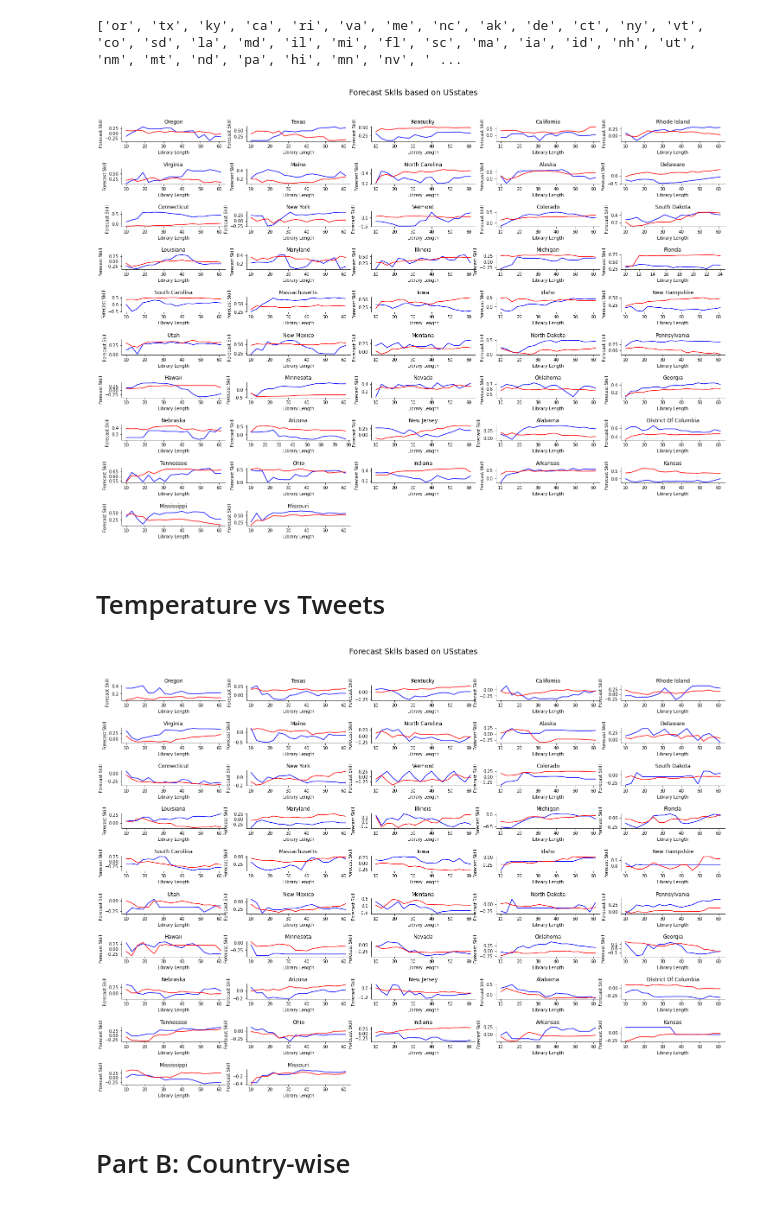
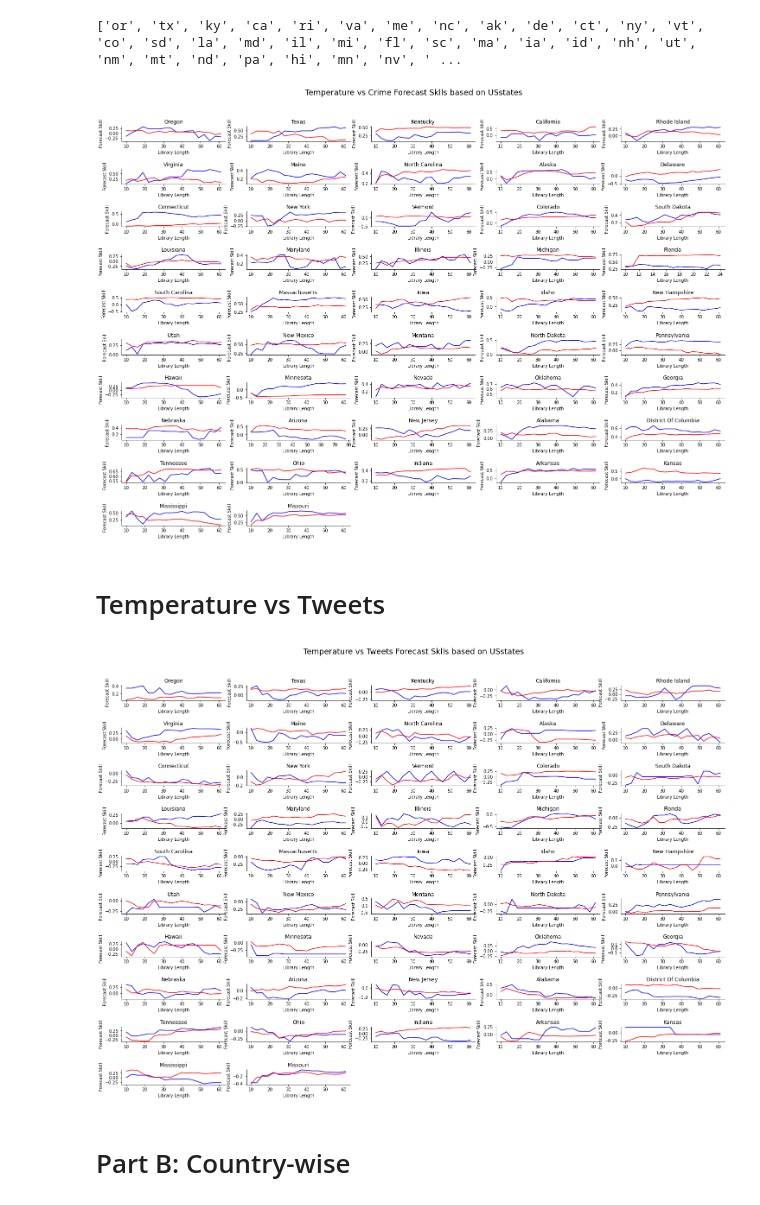
Before and after one commit to cenxi-si/DS-industry-project-group35, a Jupyter notebook: CCM_Temperature.ipynb, the cells around one changed output. Saved outputs shown, nothing was run; the diff lists cells and outputs as text; code cells hidden in the pictures.

```diff
--- a/CCM_Temperature.ipynb
+++ b/CCM_Temperature.ipynb
@@ -111,7 +111,7 @@ warnings.filterwarnings("ignore", category=DeprecationWarning)
 
 plt.figure(figsize=(25, 17))
 plt.subplots_adjust(hspace=1.8)
-plt.suptitle("Forecast Sklls based on USstates", fontsize=18, y=0.95)
+plt.suptitle("Temperature vs Crime Forecast Sklls based on USstates", fontsize=18, y=0.95)
 
 for i in range(len(state_list)):
 
@@ -140,34 +140,34 @@ for i in range(len(state_list)):
 
     # 2. Embed the time series
     perc_FNN, embed = FNN_n(x2_crime, lag, plotting = False)
     X1 = e1.embed_vectors_1d(lag,embed)
     X2 = e2.embed_vectors_1d(lag,embed)
 
     # 3. Forecast skill as a function of library length
     # split the embedded time series
     x1tr, x1te, x2tr, x2te = train_test_split(X1,X2, percent=.75)
 
     CCM = ccm.CCM() # initiate the class
 
     # library lengths to test
     len_tr = len(x1tr)
     lib_lens = np.arange(10, len_tr, len_tr/20, dtype='int')
 
     # test causation
     CCM.fit(x1tr,x2tr)
     x1p, x2p = CCM.predict(x1te, x2te,lib_lengths=lib_lens)
 
     sc1,sc2 = CCM.score()
     # plot
     ax = plt.subplot(10, 5, i+1)
     ax.plot(lib_lens,sc1,label='X1 xmap X2', color='blue') # temperature predict crime
     ax.plot(lib_lens,sc2, label='X2 xmap X1', color='red') # crime predict temperature
     ax.set_xlabel('Library Length')
     ax.set_ylabel('Forecast Skill')
     ax.set_title(curr_state)
     sns.despine()
 # %% [output]
-[figure, old version]
+[figure, new version]
 # %% [markdown]
 # Temperature vs Tweets
 # %%
@@ -176,7 +176,7 @@ warnings.filterwarnings("ignore", category=DeprecationWarning)
 
 plt.figure(figsize=(25, 17))
 plt.subplots_adjust(hspace=1.8)
-plt.suptitle("Forecast Sklls based on USstates", fontsize=18, y=0.95)
+plt.suptitle("Temperature vs Tweets Forecast Sklls based on USstates", fontsize=18, y=0.95)
 
 for i in range(len(state_list)):
 
@@ -232,7 +232,7 @@ for i in range(len(state_list)):
     ax.set_title(curr_state)
     sns.despine()
 # %% [output]
-[figure, old version]
+[figure, new version]
 # %% [markdown]
 # Part B: Country-wise
 # %%
```
